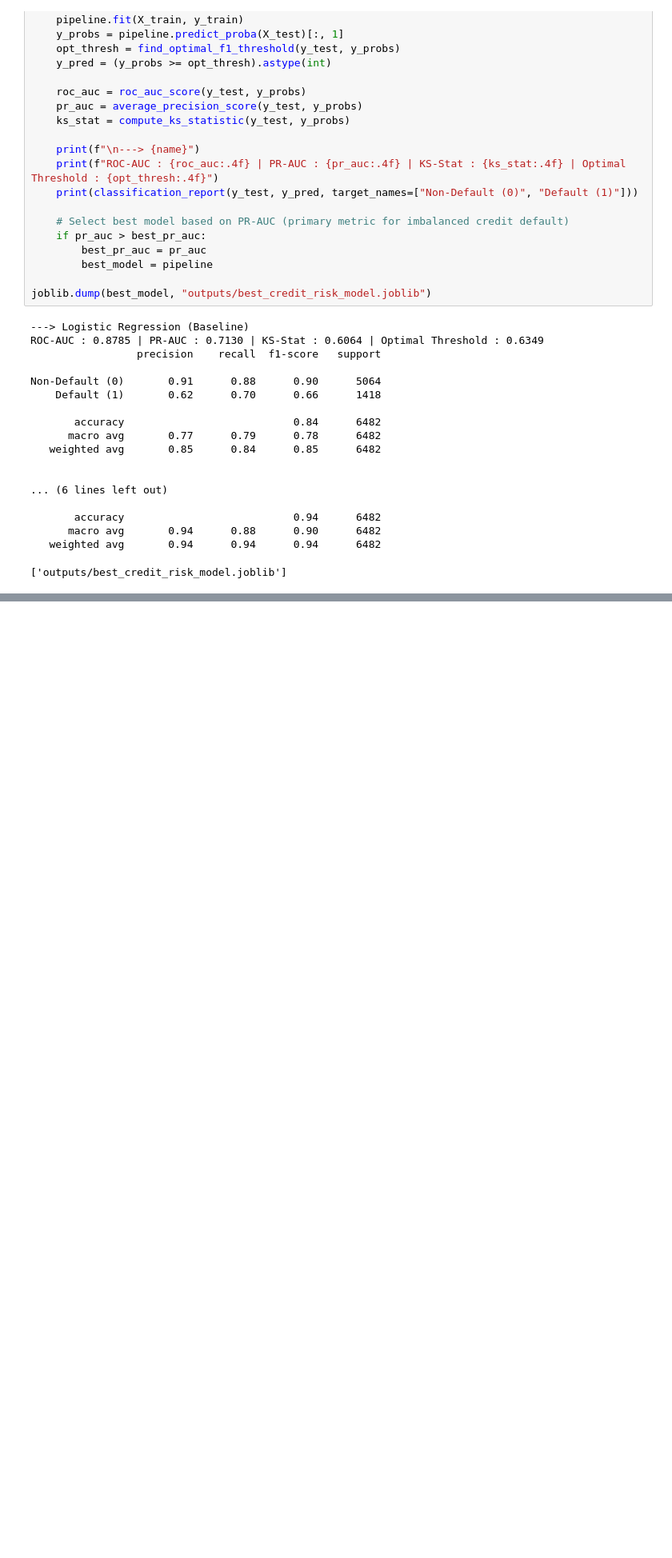
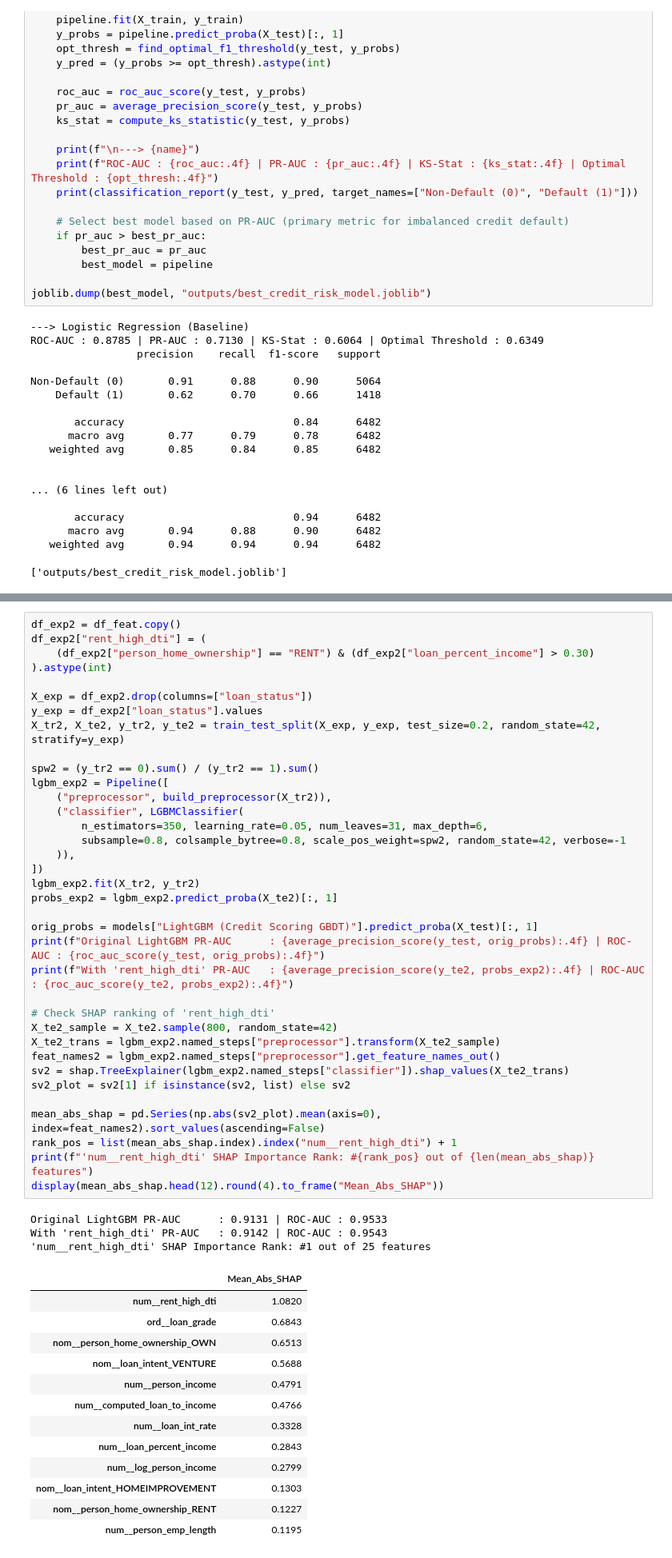
Before and after one commit to 05adji/100-days-real-world-ml, a Jupyter notebook: day-02-credit-risk-scoring/src/notebook.ipynb, the cells around one changed output, grey strips where cells are left out. Shown at 80% size. Drawn from its saved outputs; the diff is of its cells as text; blank space fills up the shorter version.

```diff
--- a/day-02-credit-risk-scoring/src/notebook.ipynb
+++ b/day-02-credit-risk-scoring/src/notebook.ipynb
@@ -356,0 +373,53 @@ plt.show()
+# %%
+df_exp2 = df_feat.copy()
+df_exp2["rent_high_dti"] = (
+    (df_exp2["person_home_ownership"] == "RENT") & (df_exp2["loan_percent_income"] > 0.30)
+).astype(int)
+
+X_exp = df_exp2.drop(columns=["loan_status"])
+y_exp = df_exp2["loan_status"].values
+X_tr2, X_te2, y_tr2, y_te2 = train_test_split(X_exp, y_exp, test_size=0.2, random_state=42, stratify=y_exp)
+
+spw2 = (y_tr2 == 0).sum() / (y_tr2 == 1).sum()
+lgbm_exp2 = Pipeline([
+    ("preprocessor", build_preprocessor(X_tr2)),
+    ("classifier", LGBMClassifier(
+        n_estimators=350, learning_rate=0.05, num_leaves=31, max_depth=6,
+        subsample=0.8, colsample_bytree=0.8, scale_pos_weight=spw2, random_state=42, verbose=-1
+    )),
+])
+lgbm_exp2.fit(X_tr2, y_tr2)
+probs_exp2 = lgbm_exp2.predict_proba(X_te2)[:, 1]
+
+orig_probs = models["LightGBM (Credit Scoring GBDT)"].predict_proba(X_test)[:, 1]
+print(f"Original LightGBM PR-AUC      : {average_precision_score(y_test, orig_probs):.4f} | ROC-AUC : {roc_auc_score(y_test, orig_probs):.4f}")
+print(f"With 'rent_high_dti' PR-AUC   : {average_precision_score(y_te2, probs_exp2):.4f} | ROC-AUC : {roc_auc_score(y_te2, probs_exp2):.4f}")
+
+# Check SHAP ranking of 'rent_high_dti'
+X_te2_sample = X_te2.sample(800, random_state=42)
+X_te2_trans = lgbm_exp2.named_steps["preprocessor"].transform(X_te2_sample)
+feat_names2 = lgbm_exp2.named_steps["preprocessor"].get_feature_names_out()
+sv2 = shap.TreeExplainer(lgbm_exp2.named_steps["classifier"]).shap_values(X_te2_trans)
+sv2_plot = sv2[1] if isinstance(sv2, list) else sv2
+
+mean_abs_shap = pd.Series(np.abs(sv2_plot).mean(axis=0), index=feat_names2).sort_values(ascending=False)
+rank_pos = list(mean_abs_shap.index).index("num__rent_high_dti") + 1
+print(f"'num__rent_high_dti' SHAP Importance Rank: #{rank_pos} out of {len(mean_abs_shap)} features")
+display(mean_abs_shap.head(12).round(4).to_frame("Mean_Abs_SHAP"))
+# %% [output]
+Original LightGBM PR-AUC      : 0.9131 | ROC-AUC : 0.9533
+With 'rent_high_dti' PR-AUC   : 0.9142 | ROC-AUC : 0.9543
+'num__rent_high_dti' SHAP Importance Rank: #1 out of 25 features
+|  | Mean_Abs_SHAP |
+| num__rent_high_dti | 1.0820 |
+| ord__loan_grade | 0.6843 |
+| nom__person_home_ownership_OWN | 0.6513 |
+| nom__loan_intent_VENTURE | 0.5688 |
+| num__person_income | 0.4791 |
+| num__computed_loan_to_income | 0.4766 |
+| num__loan_int_rate | 0.3328 |
+| num__loan_percent_income | 0.2843 |
+| num__log_person_income | 0.2799 |
+| nom__loan_intent_HOMEIMPROVEMENT | 0.1303 |
+| nom__person_home_ownership_RENT | 0.1227 |
+| num__person_emp_length | 0.1195 |
```
Also changed, not shown: parts of 9 cells of this notebook, 25 other files.
